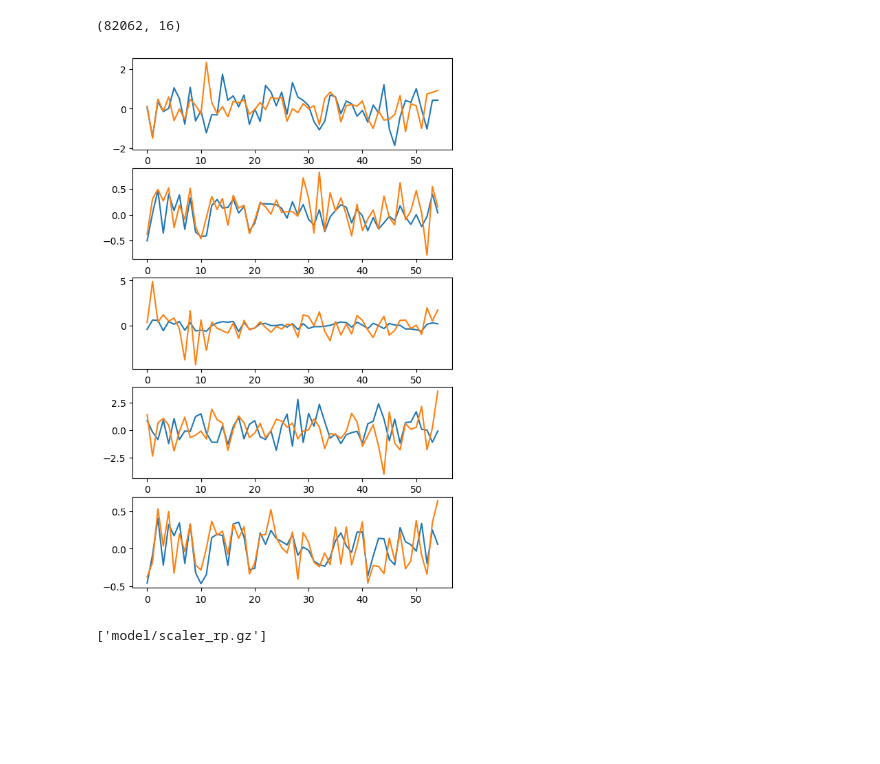
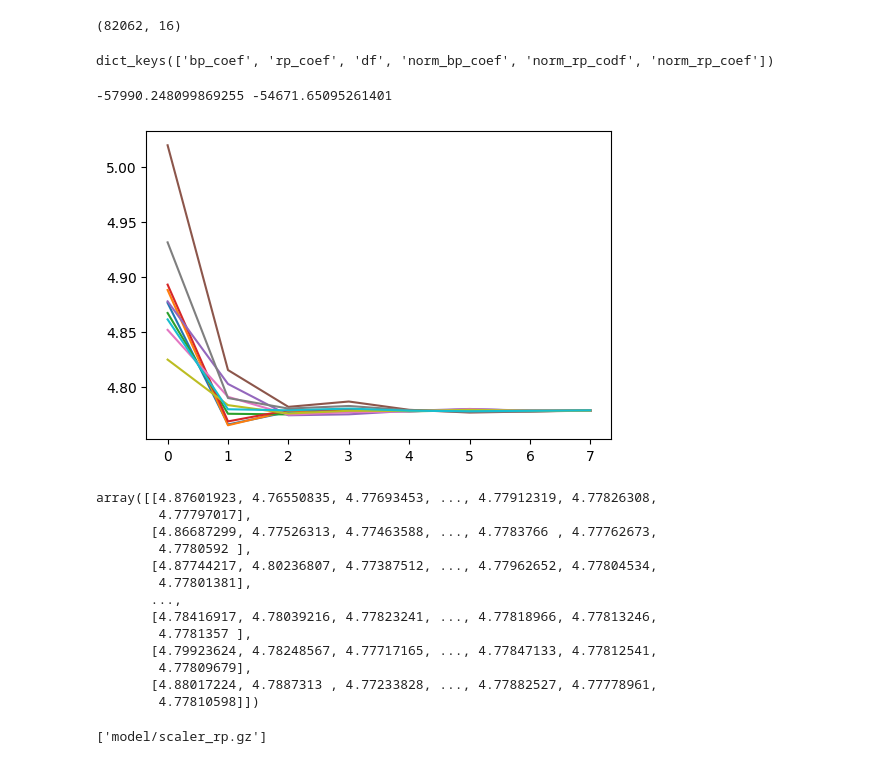
Before and after one commit to jiadonglee/aspgap, a Jupyter notebook: docs/gaiaXP.ipynb, the cells around one changed output. Saved outputs shown, nothing was run; the diff lists cells and outputs as text; code cells hidden in the pictures; blank space fills up the shorter version.

```diff
--- a/docs/gaiaXP.ipynb
+++ b/docs/gaiaXP.ipynb
@@ -183,27 +180,38 @@ data_cont ={'bp_coef':bp_coef[mask], 'rp_coef':rp_coef[mask], 'df':df_xpcontinou
 np.save(data_dir+"ap17_xpcont_cut.npy", data_cont)
 # %% [output]
 (82062, 16)
+# %%
+data_dir = "/data/jdli/gaia/"
+
+data_cont = np.load(data_dir+"ap17_xpcont_cut.npy", allow_pickle=True).item()
+data_cont.keys()
+# %% [output]
+dict_keys(['bp_coef', 'rp_coef', 'df', 'norm_bp_coef', 'norm_rp_codf', 'norm_rp_coef'])
+# %%
+print(np.min(data_cont['bp_coef']), np.min(data_cont['rp_coef']))
+# %% [output]
+-57990.248099869255 -54671.65095261401
 # %%
 idx_lst = [0, 10, 100, 1000, 10000]
-fig, axs = plt.subplots(len(idx_lst), 1, figsize=(6, 2*len(idx_lst)))
+fig, ax = plt.subplots(1, 1, figsize=(6, 4))
 
-from sklearn import preprocessing
-scaler_bp = preprocessing.RobustScaler()
-scaler_rp = preprocessing.RobustScaler()
+# from sklearn import preprocessing
+# scaler_bp = preprocessing.RobustScaler()
+# scaler_rp = preprocessing.RobustScaler()
 
-scaler_bp.fit(bp_coef[mask])
-scaler_rp.fit(rp_coef[mask])
+# scaler_bp.fit(bp_coef[mask])
+# scaler_rp.fit(rp_coef[mask])
 
 for i,idx in enumerate(idx_lst):
-    yy_bp = scaler_bp.transform(bp_coef[mask])[idx]
-    yy_rp = scaler_bp.transform(rp_coef[mask])[idx]
+    # yy_bp = scaler_bp.transform(bp_coef[mask])[idx]
+    # yy_rp = scaler_bp.transform(rp_coef[mask])[idx]
     # print(yy_bp, yy_rp)
-    xx = np.arange(55)
-    axs[i].plot(
-        xx, yy_bp,
+    xx = np.arange(8)
+    ax.plot(
+        xx, np.log10(data_cont['bp_coef'][i,:8]+6*1e4),
     )
-    axs[i].plot(
-        xx, yy_rp,
+    ax.plot(
+        xx, np.log10(data_cont['rp_coef'][i,:8]+6*1e4),
     )
 # %% [output]
-[figure, old version]
+[figure, new version]
@@ -210 +224,17 @@ for i,idx in enumerate(idx_lst):
+# %%
+data_cont['norm_bp_coef']
+# %% [output]
+array([[4.87601923, 4.76550835, 4.77693453, ..., 4.77912319, 4.77826308,
+        4.77797017],
+       [4.86687299, 4.77526313, 4.77463588, ..., 4.7783766 , 4.77762673,
+        4.7780592 ],
+       [4.87744217, 4.80236807, 4.77387512, ..., 4.77962652, 4.77804534,
+        4.77801381],
+       ...,
+       [4.78416917, 4.78039216, 4.77823241, ..., 4.77818966, 4.77813246,
+        4.7781357 ],
+       [4.79923624, 4.78248567, 4.77717165, ..., 4.77847133, 4.77812541,
+        4.77809679],
+       [4.88017224, 4.7887313 , 4.77233828, ..., 4.77882527, 4.77778961,
+        4.77810598]])
 # %%
```
Also changed, not shown: parts of 6 cells of this notebook, 13 other files.
